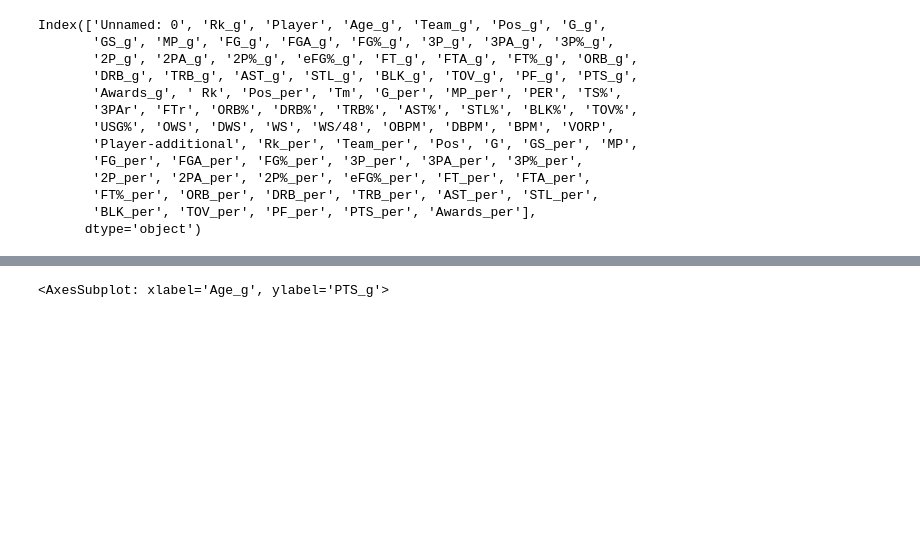
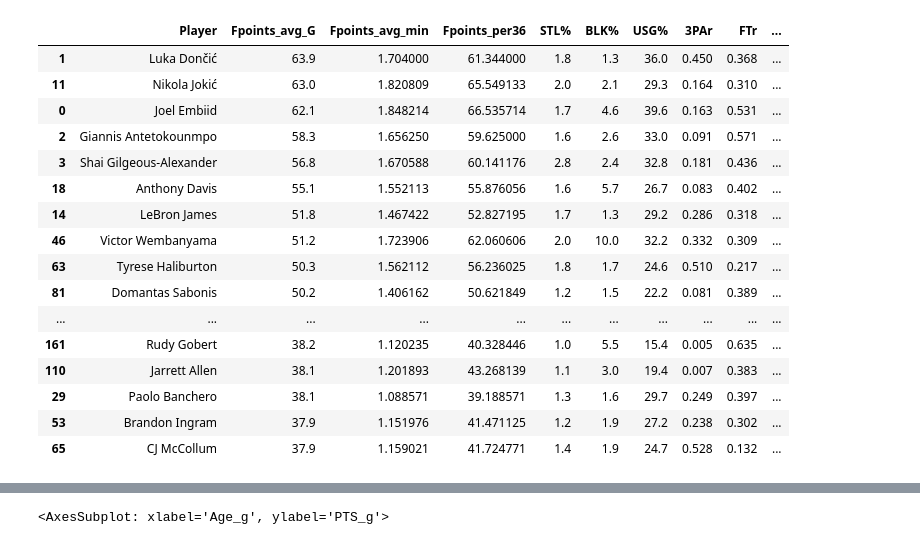
Before and after one commit to mcgillies/nbafantasy2024, a Jupyter notebook: plot_exploration.ipynb, the cells around one changed output, grey strips where cells are left out. Cells and saved outputs as stored; diff of their text form; code cells hidden in the pictures; blank space fills up the shorter version.

```diff
--- a/plot_exploration.ipynb
+++ b/plot_exploration.ipynb
@@ -2,20 +2,39 @@
 import pandas as pd
 import matplotlib.pyplot as plt
 import seaborn as sn
+from bokeh.plotting import figure, show
+from bokeh.models import ColumnDataSource, HoverTool
+from bokeh.io import output_notebook
+pd.set_option('display.max_columns', None)
+pd.set_option('display.width', None)
 # %%
-data = pd.read_csv("data/combined_stats.csv")
-data.columns
+data = pd.read_csv("data/combined_stats.csv", index_col=0)
+# Missing column is awards_per (useless)
+data.columns[0:100]
+
+relevant_players = data[(data['MP_g'] > 15) & (data['G'] > 20)]
-# %% [output]
-Index(['Unnamed: 0', 'Rk_g', 'Player', 'Age_g', 'Team_g', 'Pos_g', 'G_g',
-       'GS_g', 'MP_g', 'FG_g', 'FGA_g', 'FG%_g', '3P_g', '3PA_g', '3P%_g',
-       '2P_g', '2PA_g', '2P%_g', 'eFG%_g', 'FT_g', 'FTA_g', 'FT%_g', 'ORB_g',
-       'DRB_g', 'TRB_g', 'AST_g', 'STL_g', 'BLK_g', 'TOV_g', 'PF_g', 'PTS_g',
-       'Awards_g', ' Rk', 'Pos_per', 'Tm', 'G_per', 'MP_per', 'PER', 'TS%',
-       '3PAr', 'FTr', 'ORB%', 'DRB%', 'TRB%', 'AST%', 'STL%', 'BLK%', 'TOV%',
-       'USG%', 'OWS', 'DWS', 'WS', 'WS/48', 'OBPM', 'DBPM', 'BPM', 'VORP',
-       'Player-additional', 'Rk_per', 'Team_per', 'Pos', 'G', 'GS_per', 'MP',
-       'FG_per', 'FGA_per', 'FG%_per', '3P_per', '3PA_per', '3P%_per',
-       '2P_per', '2PA_per', '2P%_per', 'eFG%_per', 'FT_per', 'FTA_per',
-       'FT%_per', 'ORB_per', 'DRB_per', 'TRB_per', 'AST_per', 'STL_per',
-       'BLK_per', 'TOV_per', 'PF_per', 'PTS_per', 'Awards_per'],
-      dtype='object')
+# %%
+adv_cols = ['Player', 'Fpoints_avg_G', 'Fpoints_avg_min', 'Fpoints_per36', 'STL%', 'BLK%', 'USG%', '3PAr', 'FTr', 'TRB%',
+               'OWS', 'DWS', 'WS/48', 'BPM', 'VORP']
+
+adv_data = relevant_players[adv_cols]
+
+adv_data.sort_values(by = 'Fpoints_avg_G', ascending = False).head(50)
+# %% [output]
+|  | Player | Fpoints_avg_G | Fpoints_avg_min | Fpoints_per36 | STL% | BLK% | USG% | 3PAr | FTr | ... |
+| 1 | Luka Dončić | 63.9 | 1.704000 | 61.344000 | 1.8 | 1.3 | 36.0 | 0.450 | 0.368 | ... |
+| 11 | Nikola Jokić | 63.0 | 1.820809 | 65.549133 | 2.0 | 2.1 | 29.3 | 0.164 | 0.310 | ... |
+| 0 | Joel Embiid | 62.1 | 1.848214 | 66.535714 | 1.7 | 4.6 | 39.6 | 0.163 | 0.531 | ... |
+| 2 | Giannis Antetokounmpo | 58.3 | 1.656250 | 59.625000 | 1.6 | 2.6 | 33.0 | 0.091 | 0.571 | ... |
+| 3 | Shai Gilgeous-Alexander | 56.8 | 1.670588 | 60.141176 | 2.8 | 2.4 | 32.8 | 0.181 | 0.436 | ... |
+| 18 | Anthony Davis | 55.1 | 1.552113 | 55.876056 | 1.6 | 5.7 | 26.7 | 0.083 | 0.402 | ... |
+| 14 | LeBron James | 51.8 | 1.467422 | 52.827195 | 1.7 | 1.3 | 29.2 | 0.286 | 0.318 | ... |
+| 46 | Victor Wembanyama | 51.2 | 1.723906 | 62.060606 | 2.0 | 10.0 | 32.2 | 0.332 | 0.309 | ... |
+| 63 | Tyrese Haliburton | 50.3 | 1.562112 | 56.236025 | 1.8 | 1.7 | 24.6 | 0.510 | 0.217 | ... |
+| 81 | Domantas Sabonis | 50.2 | 1.406162 | 50.621849 | 1.2 | 1.5 | 22.2 | 0.081 | 0.389 | ... |
+| ... | ... | ... | ... | ... | ... | ... | ... | ... | ... | ... |
+| 161 | Rudy Gobert | 38.2 | 1.120235 | 40.328446 | 1.0 | 5.5 | 15.4 | 0.005 | 0.635 | ... |
+| 110 | Jarrett Allen | 38.1 | 1.201893 | 43.268139 | 1.1 | 3.0 | 19.4 | 0.007 | 0.383 | ... |
+| 29 | Paolo Banchero | 38.1 | 1.088571 | 39.188571 | 1.3 | 1.6 | 29.7 | 0.249 | 0.397 | ... |
+| 53 | Brandon Ingram | 37.9 | 1.151976 | 41.471125 | 1.2 | 1.9 | 27.2 | 0.238 | 0.302 | ... |
+| 65 | CJ McCollum | 37.9 | 1.159021 | 41.724771 | 1.4 | 1.9 | 24.7 | 0.528 | 0.132 | ... |
```
Also changed, not shown: parts of 2 cells of this notebook, 2 other files.
